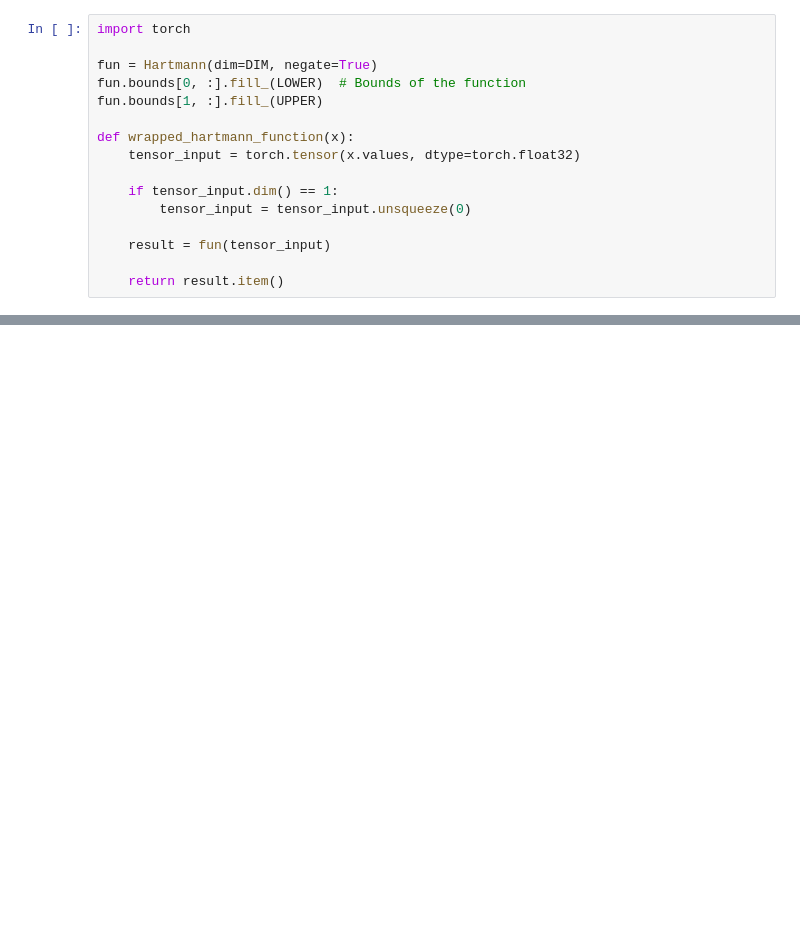
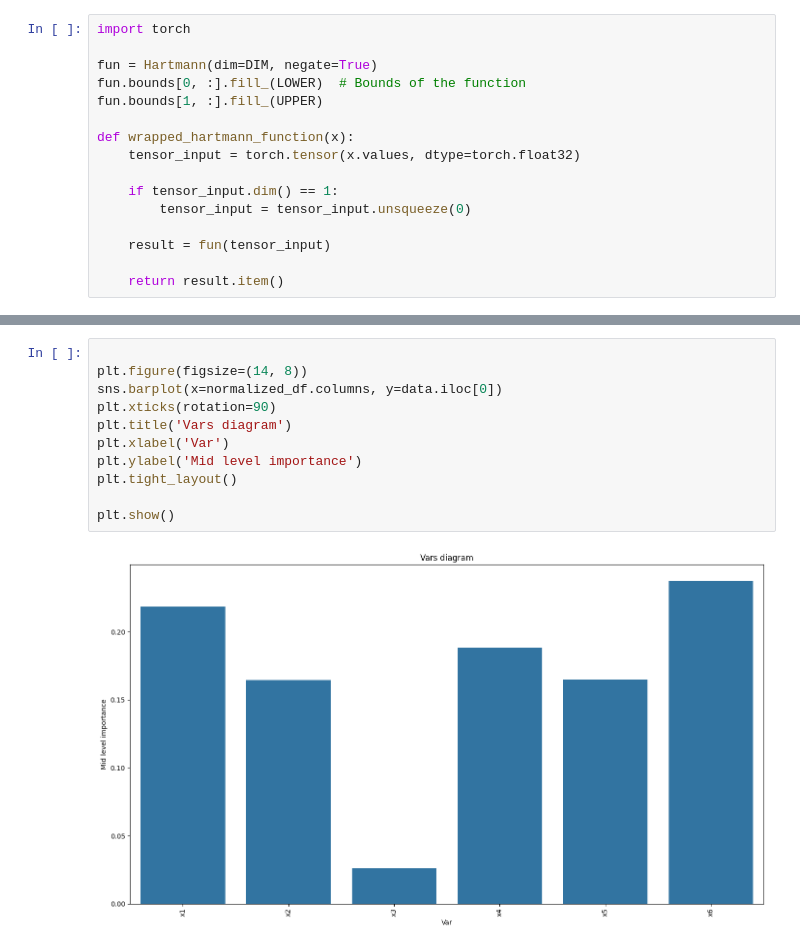
Before and after one commit to Schubydo/msc_code, a Jupyter notebook: SO_Numerical_Experiments/vars_hartmann.ipynb, the cells around one changed output, grey strips where cells are left out. Cells and saved outputs as stored; diff of their text form; blank space fills up the shorter version.

```diff
--- a/SO_Numerical_Experiments/vars_hartmann.ipynb
+++ b/SO_Numerical_Experiments/vars_hartmann.ipynb
@@ -161,0 +162,13 @@ plt.show()
+# %%
+
+plt.figure(figsize=(14, 8))
+sns.barplot(x=normalized_df.columns, y=data.iloc[0])
+plt.xticks(rotation=90)
+plt.title('Vars diagram')
+plt.xlabel('Var')
+plt.ylabel('Mid level importance')
+plt.tight_layout()
+
+plt.show()
+# %% [output]
+[figure, added]
```
Also changed, not shown: parts of 5 cells of this notebook, 1 other file.
